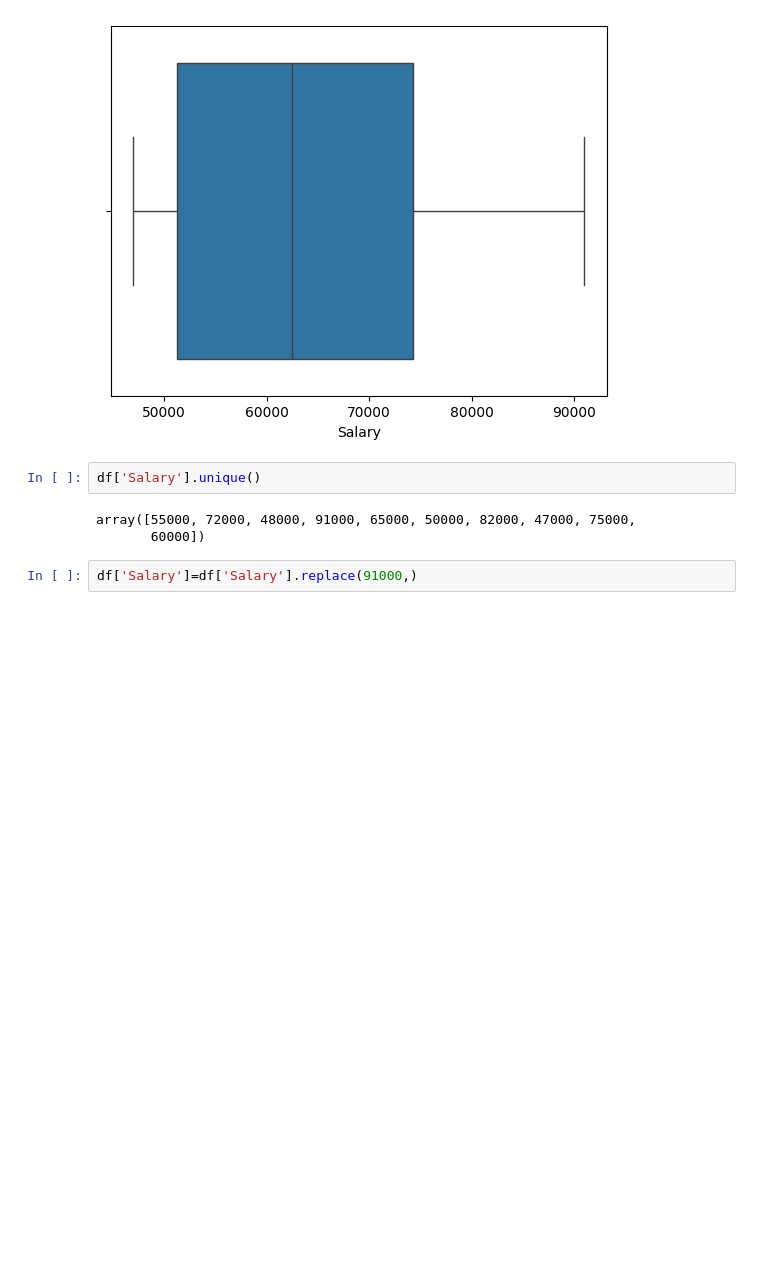
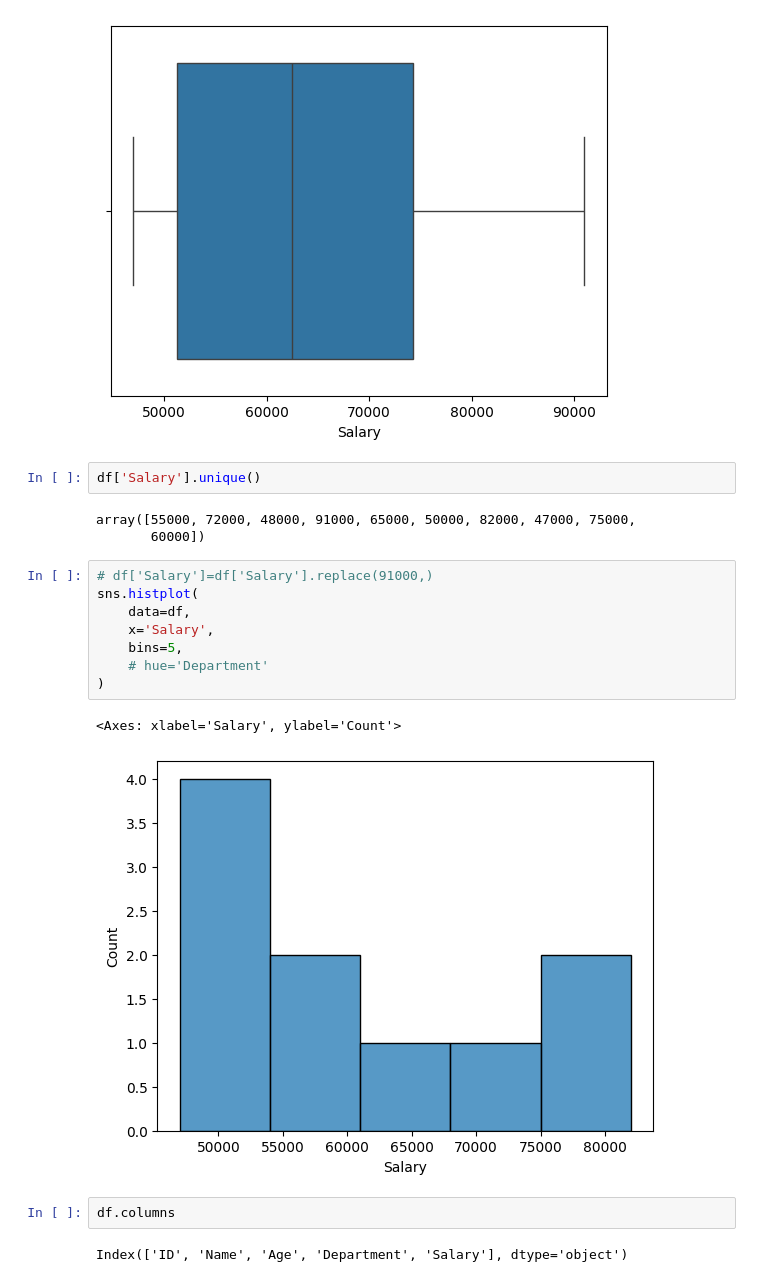
Before and after one commit to Shayan1064/machine-learning-journey, a Jupyter notebook: Day 9/Seaborn_Learning.ipynb, the cells around one changed output. Drawn from its saved outputs; the diff is of its cells as text; blank space fills up the shorter version.

```diff
--- a/Day 9/Seaborn_Learning.ipynb
+++ b/Day 9/Seaborn_Learning.ipynb
@@ -60,4 +60,17 @@ df['Salary'].unique()
 array([55000, 72000, 48000, 91000, 65000, 50000, 82000, 47000, 75000,
        60000])
 # %%
-df['Salary']=df['Salary'].replace(91000,)
+# df['Salary']=df['Salary'].replace(91000,)
+sns.histplot(
+    data=df,
+    x='Salary',
+    bins=5,
+    # hue='Department'
+)
+# %% [output]
+<Axes: xlabel='Salary', ylabel='Count'>
+[figure, added]
+# %%
+df.columns
+# %% [output]
+Index(['ID', 'Name', 'Age', 'Department', 'Salary'], dtype='object')
```
